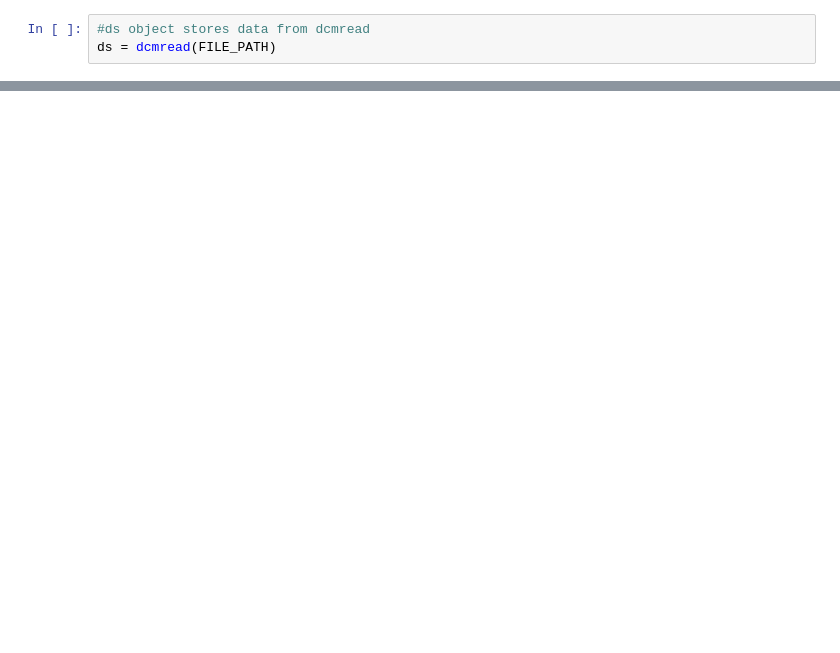
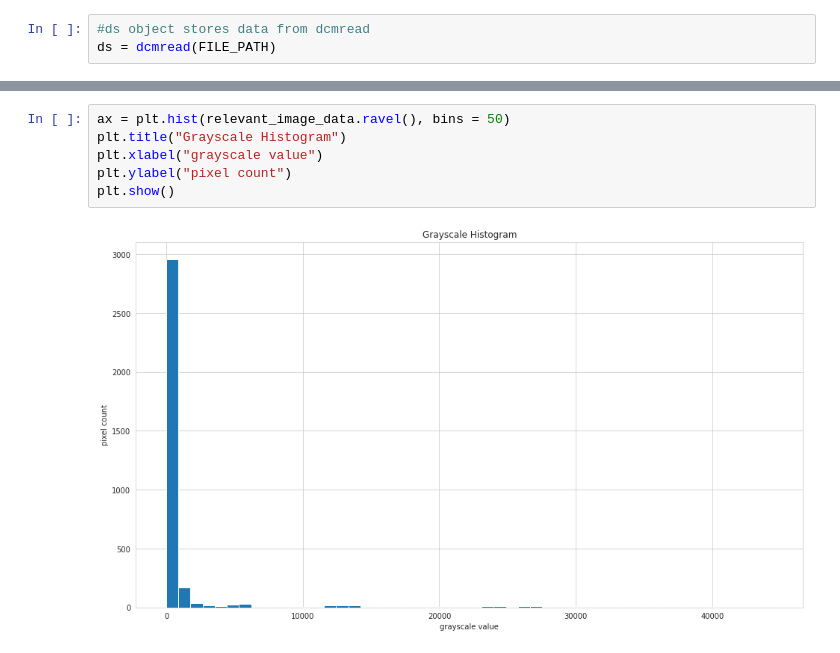
Before and after one commit to PravNJ/dicom-basic, a Jupyter notebook: dicom_test.ipynb, the cells around one changed output, grey strips where cells are left out. Saved outputs shown, nothing was run; the diff lists cells and outputs as text; blank space fills up the shorter version.

```diff
--- a/dicom_test.ipynb
+++ b/dicom_test.ipynb
@@ -42,0 +51,8 @@ plt.show()
+# %%
+ax = plt.hist(relevant_image_data.ravel(), bins = 50)
+plt.title("Grayscale Histogram")
+plt.xlabel("grayscale value")
+plt.ylabel("pixel count")
+plt.show()
+# %% [output]
+[figure, added]
```
Also changed, not shown: parts of 9 cells of this notebook.
